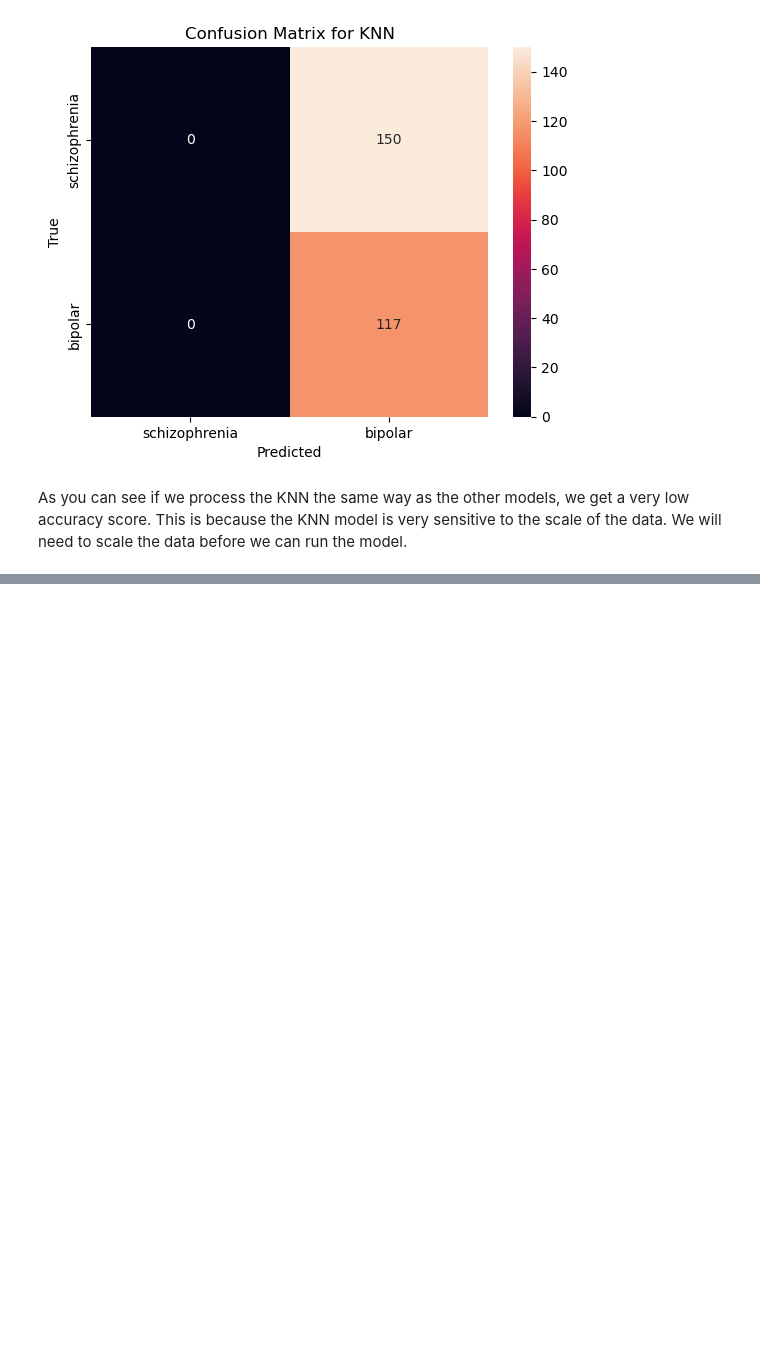
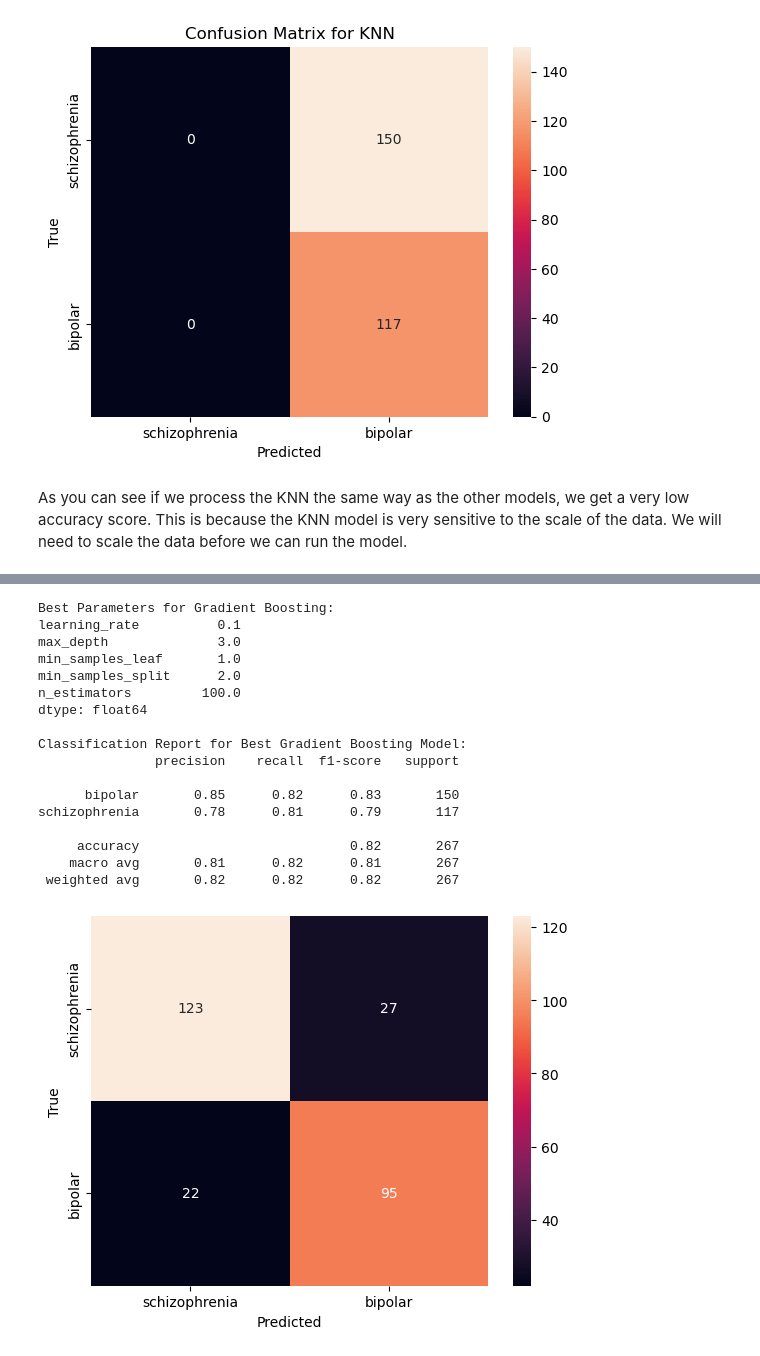
Before and after one commit to KyeraFrancis/NLP_Classification_Sentiment_analysis, a Jupyter notebook: 3_ANALYSIS/modeling_mh.ipynb, the cells around one changed output, grey strips where cells are left out. Cells and saved outputs as stored; diff of their text form; code cells hidden in the pictures; blank space fills up the shorter version.

```diff
--- a/3_ANALYSIS/modeling_mh.ipynb
+++ b/3_ANALYSIS/modeling_mh.ipynb
@@ -630,0 +703,56 @@ Accuracy: 0.45318352059925093
+# %%
+# Define parameter grid for GridSearch
+param_grid_gb = {
+    'n_estimators': [100, 200, 300],
+    'learning_rate': [0.01, 0.1, 0.2],
+    'max_depth': [3, 4, 5],
+    'min_samples_split': [2, 4],
+    'min_samples_leaf': [1, 2]
+}
+
+# Initialize Grid Search
+grid_search_gb = GridSearchCV(GradientBoostingClassifier(), param_grid=param_grid_gb, cv=5)
+grid_search_gb.fit(X_train, y_train)
+
+# Re-evaluate with the best parameters
+best_model_gb = grid_search_gb.best_estimator_
+y_pred_best_gb = best_model_gb.predict(X_test)
+# %%
+# Print best parameters
+print("Best Parameters for Gradient Boosting:")
+print(pd.Series(grid_search_gb.best_params_))
+print()
+
+# Print classification report for the best model
+print("Classification Report for Best Gradient Boosting Model:")
+print(classification_report(y_test, y_pred_best_gb))
+
+# Plot confusion matrix for the best model
+cm_gb_best = confusion_matrix(y_test, y_pred_best_gb)
+sns.heatmap(cm_gb_best,
+            annot=True,
+            fmt='d',
+            xticklabels=['schizophrenia', 'bipolar'],
+            yticklabels=['schizophrenia', 'bipolar'])
+plt.xlabel('Predicted')
+plt.ylabel('True')
+plt.show()
+# %% [output]
+Best Parameters for Gradient Boosting:
+learning_rate          0.1
+max_depth              3.0
+min_samples_leaf       1.0
+min_samples_split      2.0
+n_estimators         100.0
+dtype: float64
+
+Classification Report for Best Gradient Boosting Model:
+               precision    recall  f1-score   support
+
+      bipolar       0.85      0.82      0.83       150
+schizophrenia       0.78      0.81      0.79       117
+
+     accuracy                           0.82       267
+    macro avg       0.81      0.82      0.81       267
+ weighted avg       0.82      0.82      0.82       267
+[figure, added]
```
Also changed, not shown: parts of 8 cells of this notebook, 2 other files.
